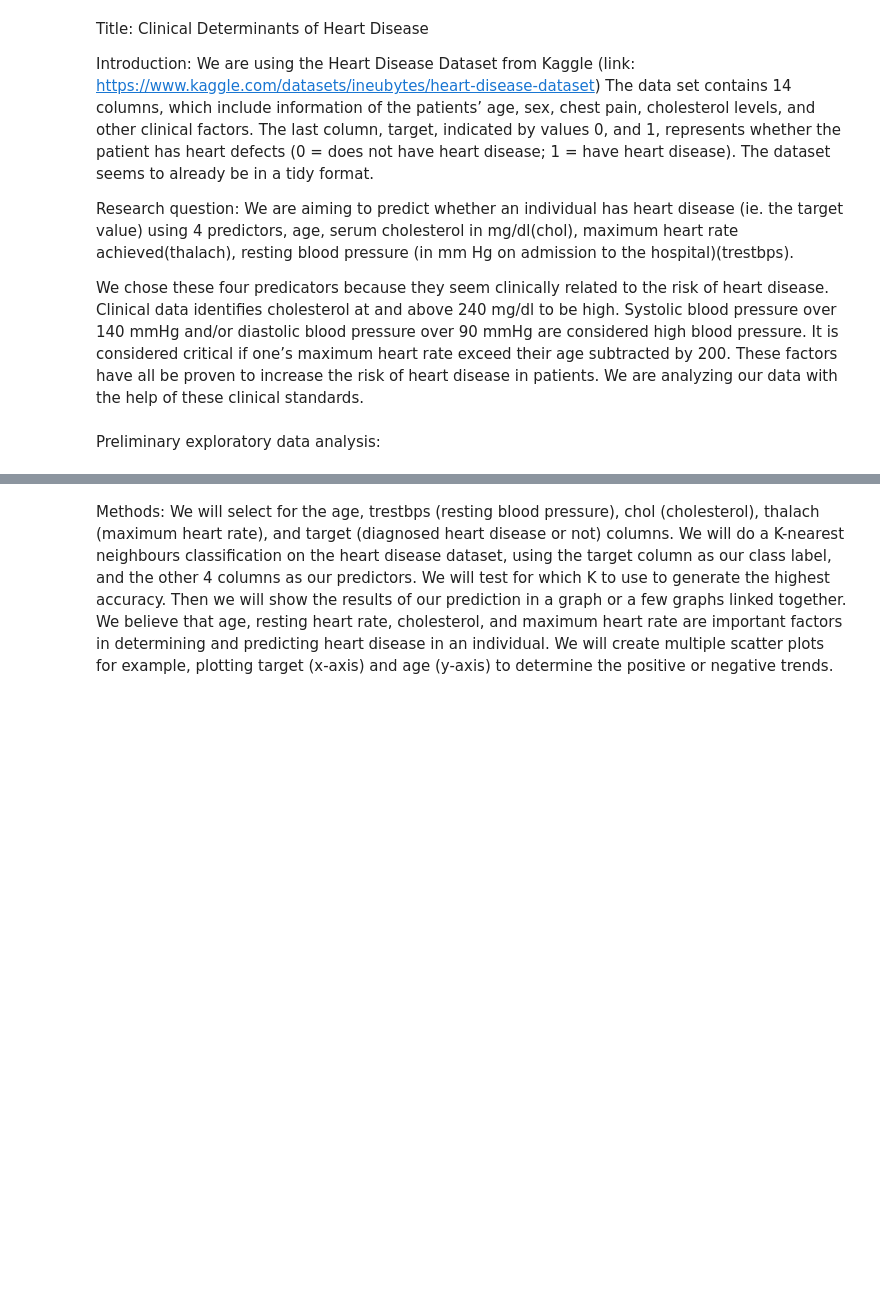
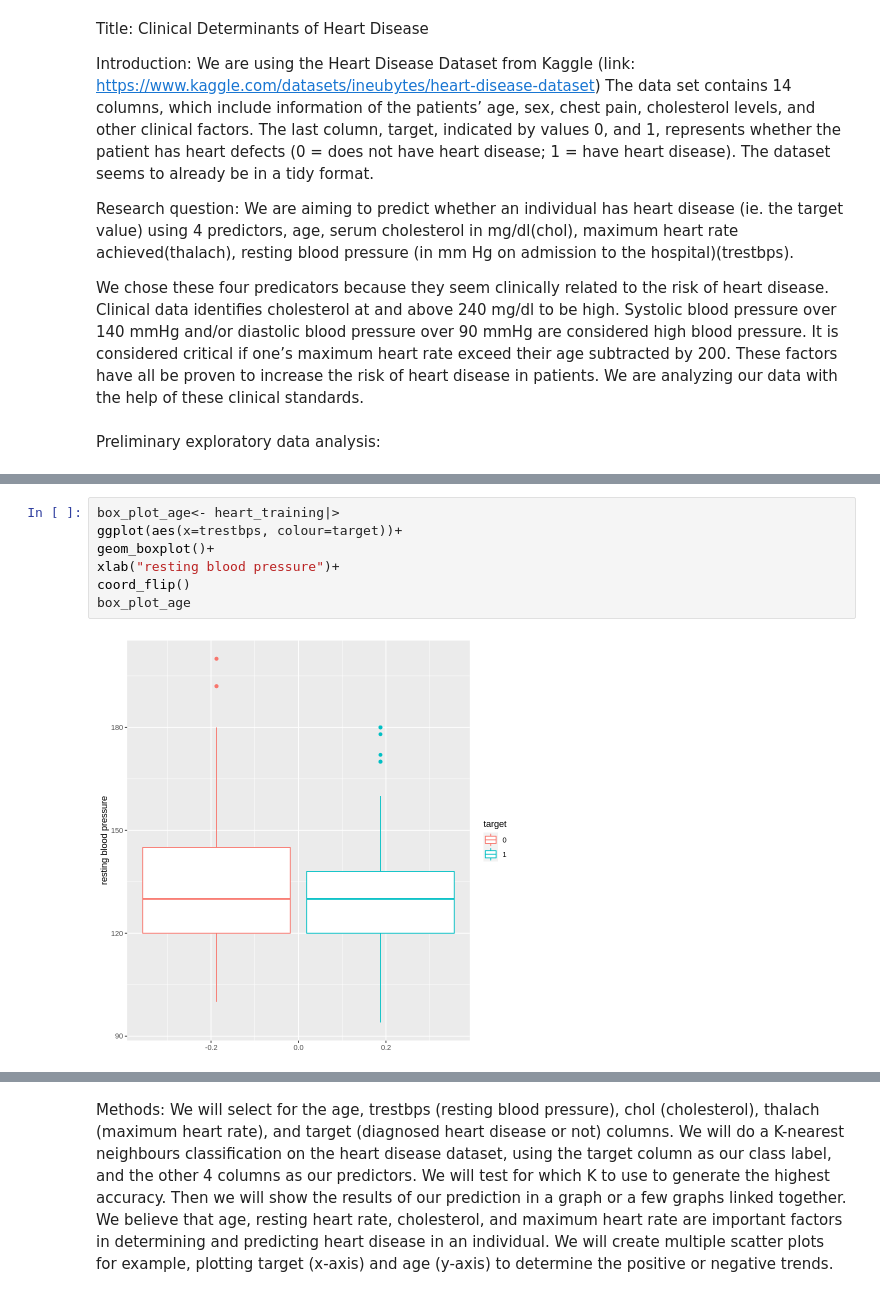
Before and after one commit to jewelw11/dsci-100-project, a Jupyter notebook: heart disease project.ipynb, the cells around one changed output, grey strips where cells are left out. Drawn from its saved outputs; the diff is of its cells as text; blank space fills up the shorter version.

```diff
--- a/heart disease project.ipynb
+++ b/heart disease project.ipynb
@@ -85,0 +176,9 @@ plot
+# %%
+box_plot_age<- heart_training|>
+ggplot(aes(x=trestbps, colour=target))+
+geom_boxplot()+
+xlab("resting blood pressure")+
+coord_flip()
+box_plot_age
+# %% [output]
+[figure, added]
```
Also changed, not shown: parts of 23 cells of this notebook.
